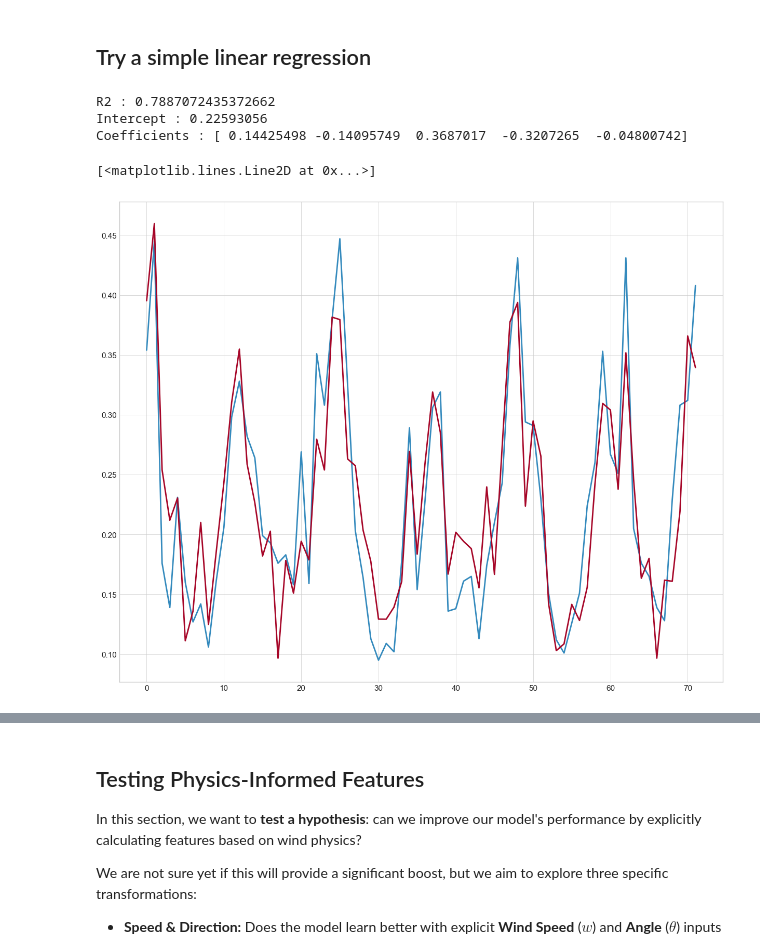
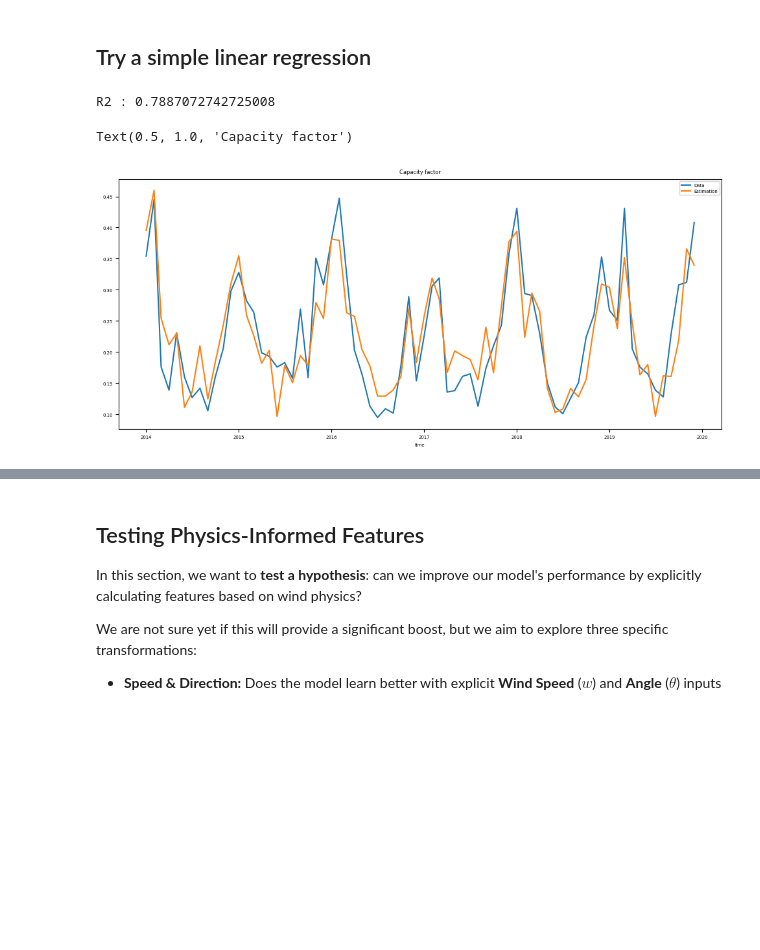
Before and after one commit to Amaury-lbn/Machine_learning_for_cliamte, a Jupyter notebook: project_vre.ipynb, the cells around one changed output, grey strips where cells are left out. Saved outputs shown, nothing was run; the diff lists cells and outputs as text; code cells hidden in the pictures; blank space fills up the shorter version.

```diff
--- a/project_vre.ipynb
+++ b/project_vre.ipynb
@@ -73,20 +73,6 @@ filename_mask = 'mask_datagouv_french_regions_merra2_Nx_France.nc'
 filename_climate = 'merra2_area_selection_output_{}_merra2_2010-2019.nc'
 filename_energy = 'reseaux_energies_{}.csv'
 
-"""
-# Read and plot grid point-region mask
-filepath_mask = Path(data_dir_climate, filename_mask)
-ds_mask = xr.load_dataset(filepath_mask)
-da_mask = ds_mask['mask']
-plt.figure()
-plt.scatter(da_mask['lon'], da_mask['lat'], c=da_mask, cmap='Set1')
-
-# Compute regional mean of climate variable and plot time series
-da_climate_reg = da_climate.groupby(da_mask).mean().rename(mask='region')
-da_climate_reg['region'] = ds_mask['region'].values
-plt.figure()
-da_climate_reg.plot.line(x='time')
-"""
 
 # Read energy variable and plot time series
 variable_name = 'capacityfactor_wind-onshore'
@@ -95,21 +81,6 @@ filepath = Path(data_dir_energy, filename)
 df_energy_wind = pd.read_csv(filepath, index_col=0, header=0, parse_dates=True)
 plt.figure()
 df_energy_wind.plot()
-
-
-variable_name = 'capacityfactor_pv'
-filename = filename_energy.format(variable_name)
-filepath = Path(data_dir_energy, filename)
-df_energy_pv = pd.read_csv(filepath, index_col=0, header=0, parse_dates=True)
-plt.figure()
-df_energy_pv.plot()
-
-variable_name = 'demand_demand'
-filename = filename_energy.format(variable_name)
-filepath = Path(data_dir_energy, filename)
-df_energy_demand = pd.read_csv(filepath, index_col=0, header=0, parse_dates=True)
-plt.figure()
-df_energy_demand.plot()
 # %% [output]
 <Axes: xlabel='time'>
 <Figure size 640x480 with 0 Axes>
@@ -242,32 +208,35 @@ display(df_grand_est)
 # %%
 from sklearn.preprocessing import StandardScaler
 from sklearn.linear_model import LinearRegression
 
 
 X_train = df_grand_est[['zonal_wind','upper_zonal_wind','meridional_wind','upper_meridional_wind','height_500']].values
 y_train = df_grand_est['capacityfactor_wind_onshore'].values
 
 scaler = StandardScaler()
 X_scaled = scaler.fit_transform(X_train)
 
 # Régression
 reg = LinearRegression()
 reg.fit(X_scaled, y_train)
 
 print("R2 :", reg.score(X_scaled, y_train))
-print("Intercept :", reg.intercept_)
-print("Coefficients :", reg.coef_)
+#print("Intercept :", reg.intercept_)
+#print("Coefficients :", reg.coef_)
 
 y_pred = reg.predict(X_scaled)
 
-plt.plot(y_train)
-plt.plot(y_pred)
+
+plt.figure(figsize=(12,5))
+plt.plot(df_grand_est.index,y_train,label='Data')
+plt.plot(df_grand_est.index,y_pred,label='Estimation')
+plt.legend()
+plt.xlabel('time')
+plt.title('Capacity factor')
 # %% [output]
-R2 : 0.7887072435372662
-Intercept : 0.22593056
-Coefficients : [ 0.14425498 -0.14095749  0.3687017  -0.3207265  -0.04800742]
+R2 : 0.7887072742725008
-[<matplotlib.lines.Line2D at 0x...>]
+Text(0.5, 1.0, 'Capacity factor')
-[figure, old version]
+[figure, new version]
 # %%
 from sklearn.preprocessing import StandardScaler
 from sklearn.linear_model import LinearRegression
```
Also changed, not shown: parts of 6 cells of this notebook.
